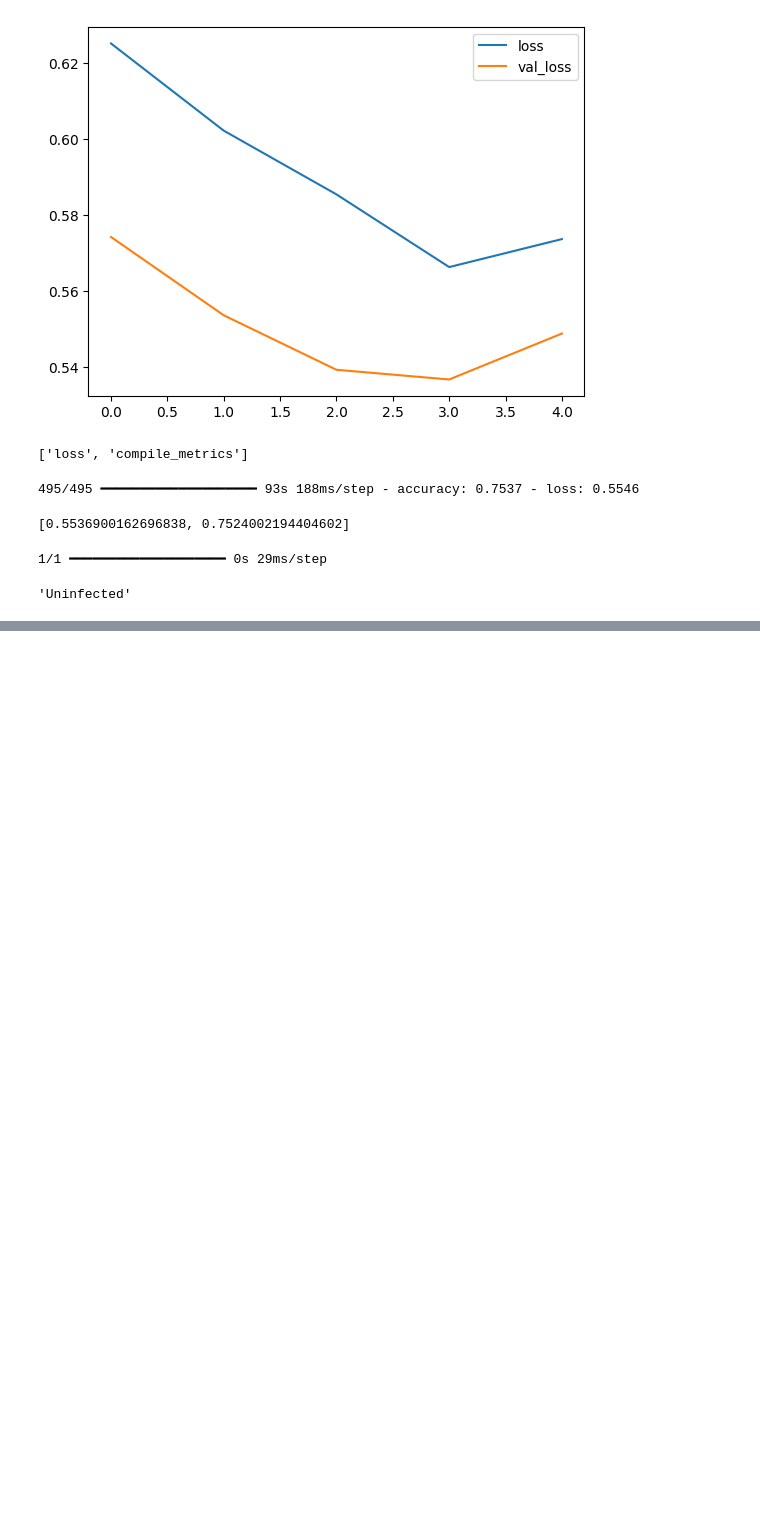
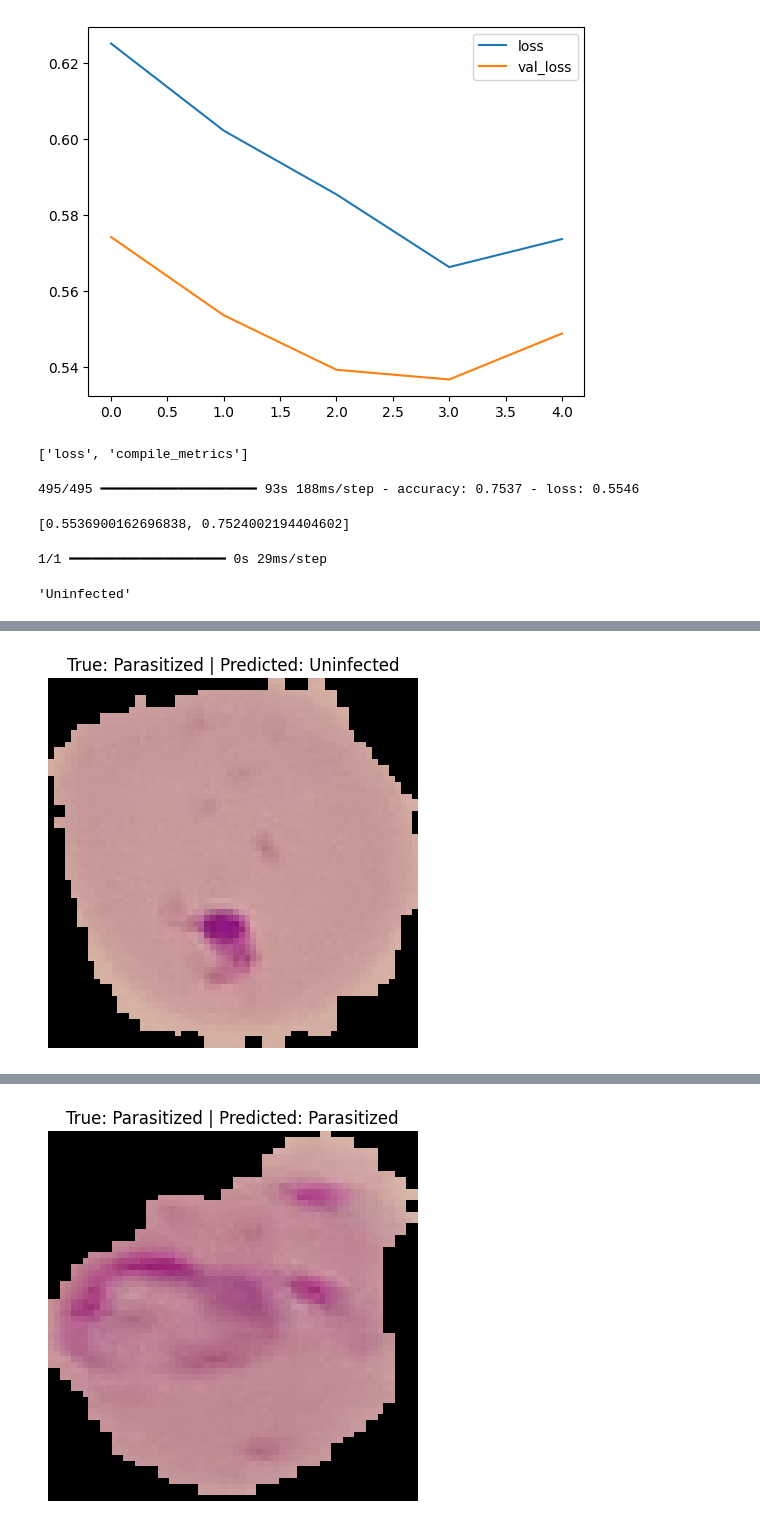
Before and after one commit to salehbeda41/Disease-Prediction-Model-master, a Jupyter notebook: malaria-pred.ipynb, the cells around one changed output, grey strips where cells are left out. Saved outputs shown, nothing was run; the diff lists cells and outputs as text; code cells hidden in the pictures; blank space fills up the shorter version.

```diff
--- a/malaria-pred.ipynb
+++ b/malaria-pred.ipynb
@@ -122,0 +185,18 @@ prediction
+# %%
+def visualize_predictions(generator, model, num_samples=5):
+    generator.reset()  # Reset the generator to start from the first batch
+    for i in range(num_samples):
+        image, label = next(generator)  # Use next() to retrieve a batch
+        prediction = (model.predict(image) > 0.5).astype('int32')
+
+        plt.imshow(image[0])  # Display the first image in the batch
+        true_label = 'Parasitized' if label[0] == 0 else 'Uninfected'
+        predicted_label = 'Parasitized' if prediction[0][0] == 0 else 'Uninfected'
+
+        plt.title(f"True: {true_label} | Predicted: {predicted_label}")
+        plt.axis('off')
+        plt.show()
+
+
+visualize_predictions(test_set, classifier)
+# %% [output]
@@ -122,0 +204 @@ prediction
+[figure, added]
@@ -122,0 +206 @@ prediction
+[figure, added]
```
Also changed, not shown: parts of 3 cells of this notebook.
